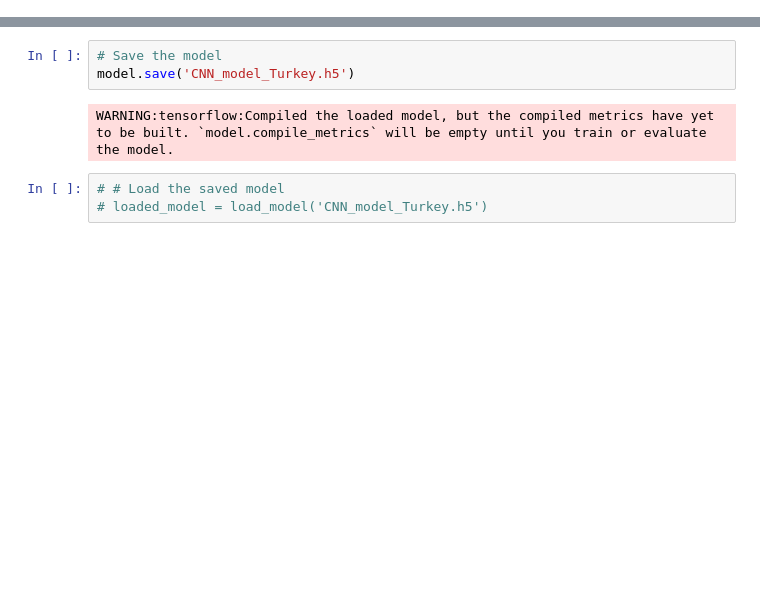
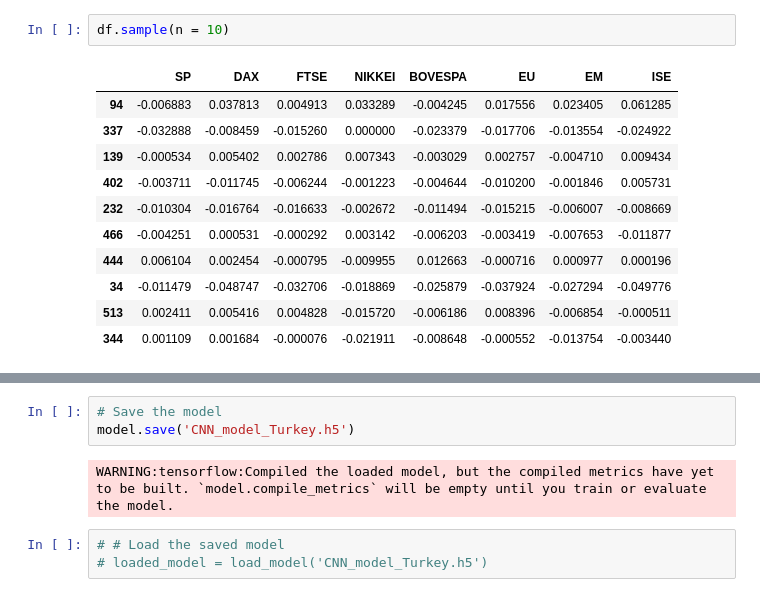
Before and after one commit to asheta66/CNN, a Jupyter notebook: Stock_Market_Prediction.ipynb, the cells around one changed output, grey strips where cells are left out. Drawn from its saved outputs; the diff is of its cells as text; blank space fills up the shorter version.

```diff
--- a/Stock_Market_Prediction.ipynb
+++ b/Stock_Market_Prediction.ipynb
@@ -2,0 +28,14 @@
+# %%
+df.sample(n = 10)
+# %% [output]
+|  | SP | DAX | FTSE | NIKKEI | BOVESPA | EU | EM | ISE |
+| 94 | -0.006883 | 0.037813 | 0.004913 | 0.033289 | -0.004245 | 0.017556 | 0.023405 | 0.061285 |
+| 337 | -0.032888 | -0.008459 | -0.015260 | 0.000000 | -0.023379 | -0.017706 | -0.013554 | -0.024922 |
+| 139 | -0.000534 | 0.005402 | 0.002786 | 0.007343 | -0.003029 | 0.002757 | -0.004710 | 0.009434 |
+| 402 | -0.003711 | -0.011745 | -0.006244 | -0.001223 | -0.004644 | -0.010200 | -0.001846 | 0.005731 |
+| 232 | -0.010304 | -0.016764 | -0.016633 | -0.002672 | -0.011494 | -0.015215 | -0.006007 | -0.008669 |
+| 466 | -0.004251 | 0.000531 | -0.000292 | 0.003142 | -0.006203 | -0.003419 | -0.007653 | -0.011877 |
+| 444 | 0.006104 | 0.002454 | -0.000795 | -0.009955 | 0.012663 | -0.000716 | 0.000977 | 0.000196 |
+| 34 | -0.011479 | -0.048747 | -0.032706 | -0.018869 | -0.025879 | -0.037924 | -0.027294 | -0.049776 |
+| 513 | 0.002411 | 0.005416 | 0.004828 | -0.015720 | -0.006186 | 0.008396 | -0.006854 | -0.000511 |
+| 344 | 0.001109 | 0.001684 | -0.000076 | -0.021911 | -0.008648 | -0.000552 | -0.013754 | -0.003440 |
```
Also changed, not shown: parts of 13 cells of this notebook.
